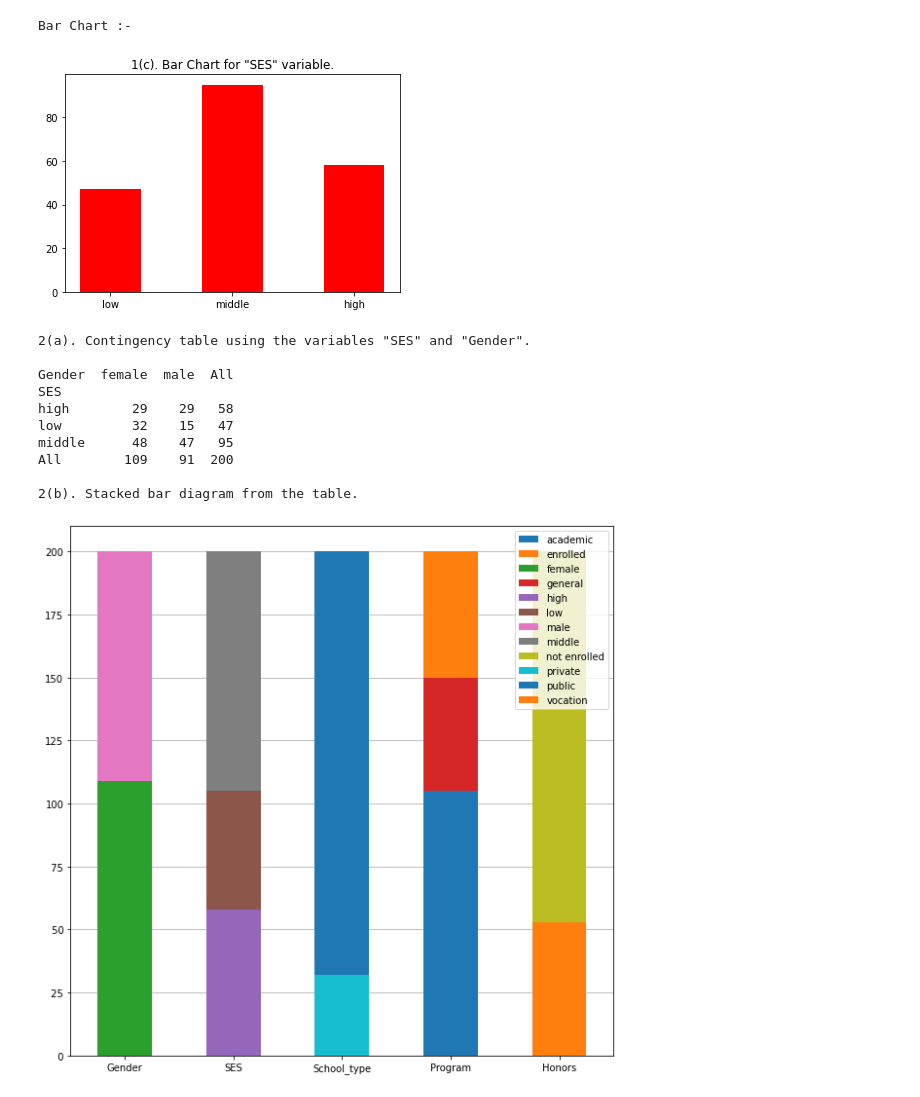
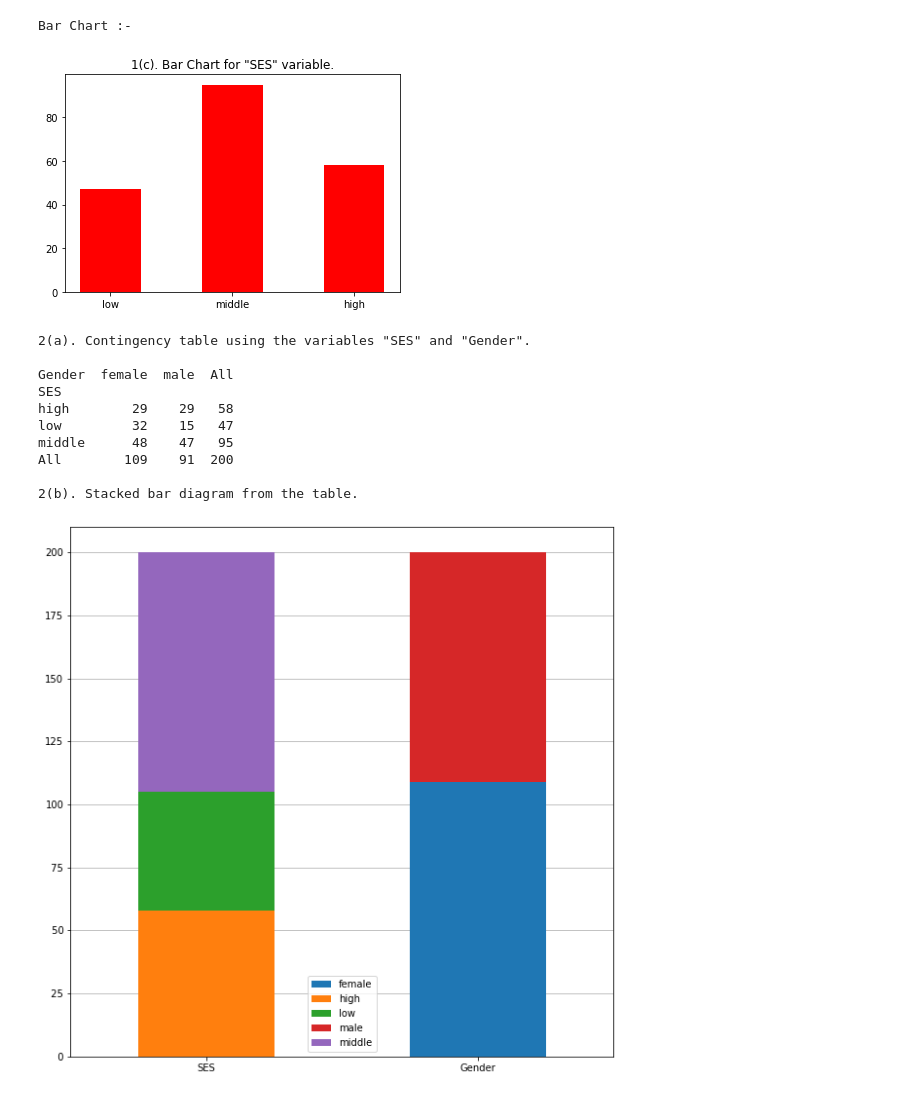
Before and after one commit to amitsingha/test1, a Jupyter notebook: AST_310_Assignment(1).ipynb, the cells around one changed output. Saved outputs shown, nothing was run; the diff lists cells and outputs as text; code cells hidden in the pictures.

```diff
--- a/AST_310_Assignment(1).ipynb
+++ b/AST_310_Assignment(1).ipynb
@@ -46,37 +46,38 @@ conti_table = pd.crosstab(ses, data["Gender"], margins= True)
 print(conti_table,"\n")
 
 #stacked bar Diagram
+data=data[["SES","Gender"]]
 print("2(b). Stacked bar diagram from the table.")
 counts = data.apply(lambda x: x.value_counts() ).transpose()
 fig = plt.figure(figsize=(10,10))
 ax = fig.add_subplot(111)
 counts.plot(ax=ax,kind='bar', stacked=True, rot=0)
 vals = ax.get_yticks()
 ax.set_yticklabels(['{:3.0f}'.format(x) for x in vals])
 ax.yaxis.grid(True)
 
 ax.set_axisbelow(True)
 plt.show()
 # %% [output]
 1(a). Frequency Table
 
 col_0   count
 SES
 high       58
 low        47
 middle     95
 Pie Chart:-
 [figure]
 Bar Chart :-
 [figure]
 2(a). Contingency table using the variables "SES" and "Gender".
 
 Gender  female  male  All
 SES
 high        29    29   58
 low         32    15   47
 middle      48    47   95
 All        109    91  200
 
 2(b). Stacked bar diagram from the table.
-[figure, old version]
+[figure, new version]
```
